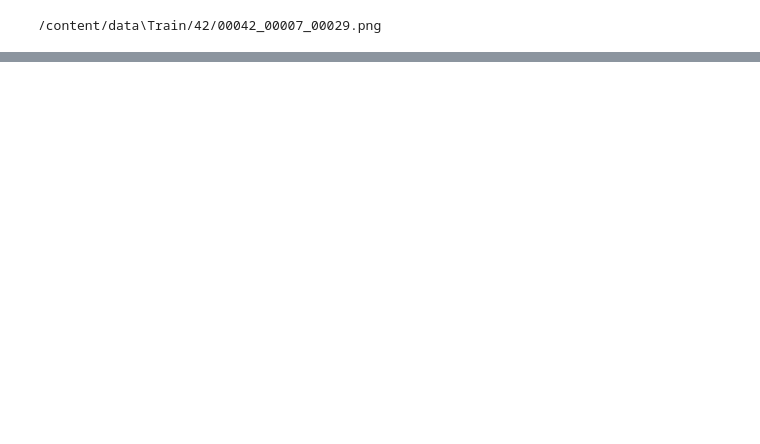
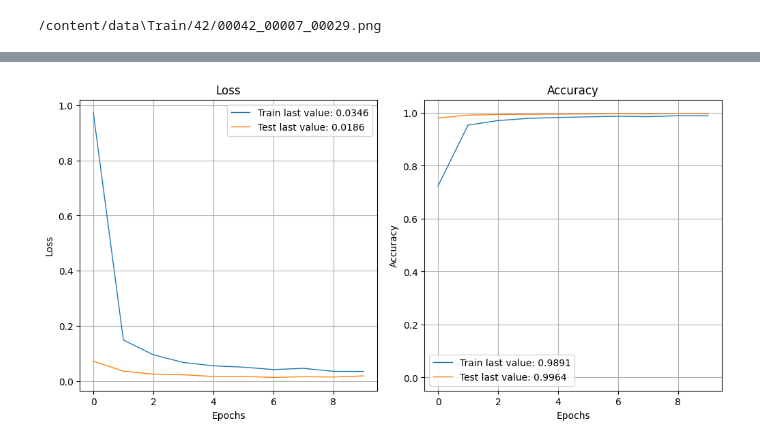
Before and after one commit to Eswarkartheekgrandhi/Basic-ML, a Jupyter notebook: Untitled4.ipynb, the cells around one changed output, grey strips where cells are left out. Cells and saved outputs as stored; diff of their text form; code cells hidden in the pictures; blank space fills up the shorter version.

```diff
--- a/Untitled4.ipynb
+++ b/Untitled4.ipynb
@@ -145,0 +173,33 @@ IndexError: ignored
+# %%
+# Normalising the data
+X_train = X_train/255.0
+X_val = X_val/255.0
+# %%
+# One hot Encoding the class labels
+y_train = pd.get_dummies(y_train)
+y_val = pd.get_dummies(y_val)
+# %%
+# CNN-Model
+model = Sequential()
+
+model.add(Conv2D(filters=32, kernel_size=(3,3), activation='relu', input_shape=(image_height, image_width, 3)))
+model.add(Conv2D(filters=64, kernel_size=(3, 3), padding="same", activation='relu'))
+model.add(MaxPool2D(pool_size=(2, 2)))
+model.add(Dropout(rate=0.25))
+
+model.add(Conv2D(filters=64, kernel_size=(3, 3), activation='relu'))
+model.add(Conv2D(filters=64, kernel_size=(3, 3), padding="same", activation='relu'))
+model.add(MaxPool2D(pool_size=(2, 2)))
+model.add(Dropout(rate=0.25))
+
+model.add(Flatten())
+model.add(Dense(256, activation='relu'))
+model.add(Dropout(rate=0.5))
+model.add(Dense(43, activation='softmax'))
+
+#Compilation of the model
+model.compile(
+    loss='categorical_crossentropy',
+    optimizer='adam',
+    metrics=['accuracy']
+)
@@ -145,0 +227,7 @@ IndexError: ignored
+# %%
+# Fitting the model with training data and validating it with the validation data
+epochs = 10
+try:
+    history = model.fit(X_train, y_train, validation_data=(X_val, y_val), epochs=epochs, batch_size=32)
+except Exception as e:
+    print(e)
@@ -145,0 +359,7 @@ IndexError: ignored
+# %%
+# Plotting the figures of Loss and Accuracy of the model
+show_history(history)
+plot_history(history, path="standard.png")
+plt.close()
+# %% [output]
+[figure, added]
```
Also changed, not shown: parts of 34 cells of this notebook.
